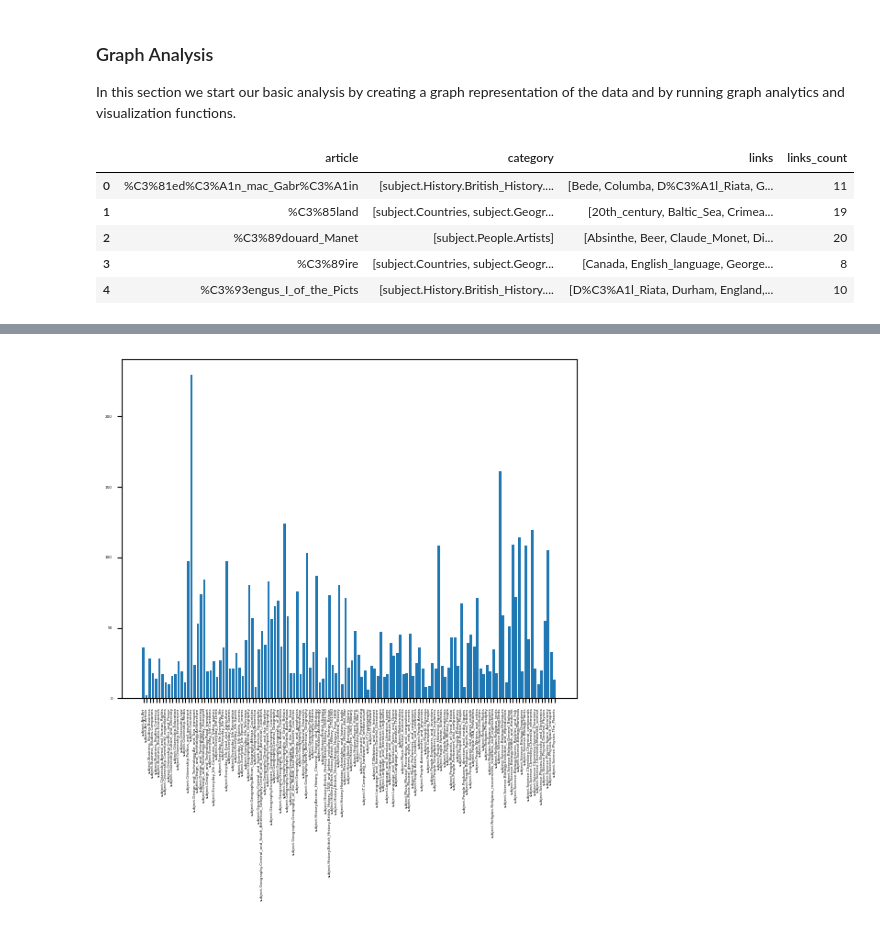
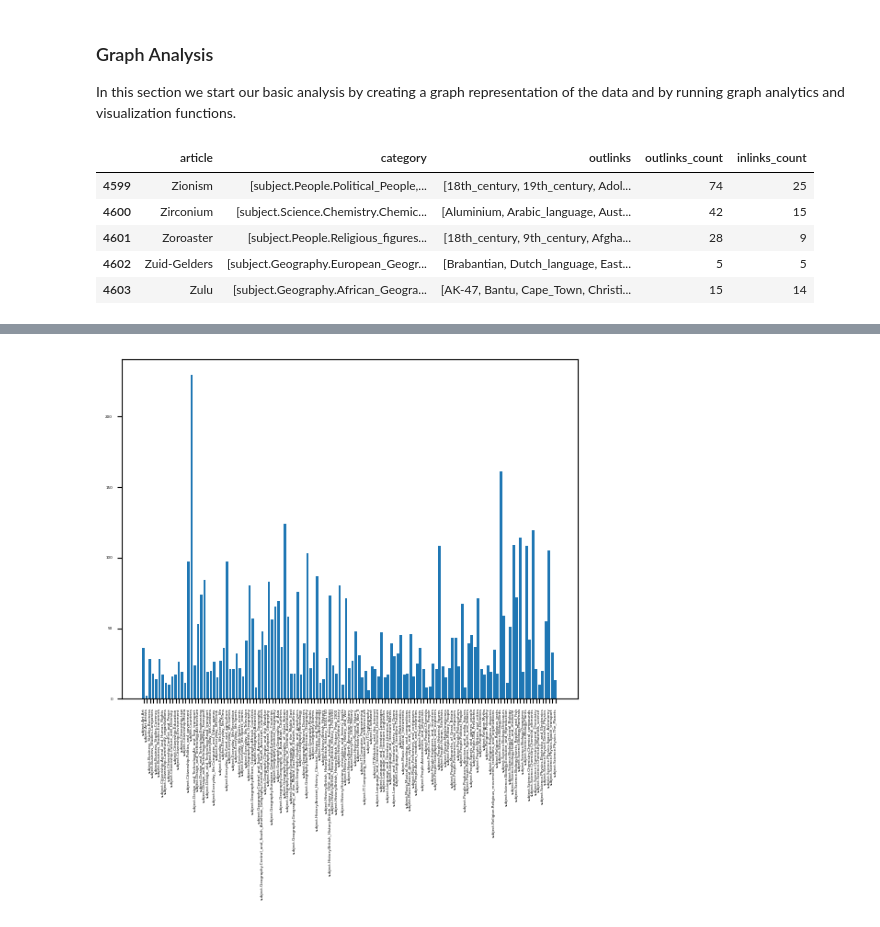
Before and after one commit to epfl-ada/ada-2022-project-souvladaki, a Jupyter notebook: analysis.ipynb, the cells around one changed output, grey strips where cells are left out. Saved outputs shown, nothing was run; the diff lists cells and outputs as text; code cells hidden in the pictures.

Commit message:
merged graph corrections with new links analysis

```diff
--- a/analysis.ipynb
+++ b/analysis.ipynb
@@ -33,63 +33,63 @@ links = pd.read_csv(
 )
 # %%
 # Creating the graph representation in a dataframe
-
-wiki_graph = pd.DataFrame(columns=["article", "category", "links", "links_count"])
+wiki_graph = pd.DataFrame(columns=["article", "category", "outlinks", "outlinks_count", "inlinks_count"])
 
 # Adding all articles. This could also be used as index.
 wiki_graph["article"] = articles["article"]
 
-wiki_graph["links"] = [list() for x in range(len(wiki_graph.index))]
-wiki_graph["links_count"] = [0 for x in range(len(wiki_graph.index))]
-
-# print(wiki_graph.head(10))
+wiki_graph["outlinks"] = [list() for x in range(len(wiki_graph.index))]
+wiki_graph["inlinks_count"] = [0 for x in range(len(wiki_graph.index))]
 
 # Add to each article entry its categories as a list
 grouped_categories = categories.groupby("article")
 for entry in grouped_categories:
     article_name = entry[0]
     cats_df = entry[1]["category"]
     cats_list = cats_df.values.tolist()
 
     indices = wiki_graph.index[wiki_graph["article"] == article_name].tolist()
     for i in indices:
         wiki_graph.at[i, "category"] = cats_list
 
 
 # Add to each article entry its links as a list.
 grouped_links = links.groupby("article1")
 for entry in grouped_links:
     article_name = entry[0]
     links_df = entry[1]["article2"]
     links_list = links_df.values.tolist()
 
     # Add all links to article 1
     indices = wiki_graph.index[wiki_graph["article"] == article_name].tolist()
-    for i in indices:  # This runs only once
-        # We can optimize that but I got a bug with the naive way.
-        previous_list = list(wiki_graph.at[i, "links"])
-        new_list = previous_list + links_list  # previous_list.append(links_list)
-        wiki_graph.at[i, "links"] = new_list
+    for i in indices:
+        previous_list = list(wiki_graph.at[i, "outlinks"])
+        new_list = previous_list + links_list
+        wiki_graph.at[i, "outlinks"] = new_list
 
-    # Because the graph in undirected, for every pair a1->a2 we
-    # encounter, we need to add a2->a1 to graph
     for link in links_list:
         article2 = link
         article2_index = wiki_graph.index[wiki_graph["article"] == article2].tolist()
         for i in article2_index:
-            previous_list = wiki_graph.at[i, "links"]
-            new_list = previous_list + [article_name]
-            wiki_graph.at[i, "links"] = new_list
+            wiki_graph.at[i, "inlinks_count"] = wiki_graph.at[i, "inlinks_count"] + 1
 
 # Add to each article how many links it has
-wiki_graph["links_count"] = wiki_graph["links"].apply(lambda x: len(x))
+wiki_graph["outlinks_count"] = wiki_graph["outlinks"].apply(lambda x: len(x))
 
-# Check
-wiki_graph.head(5)
+# Some reality checks
+assert wiki_graph.shape[0] == 4604
+assert wiki_graph["article"].is_unique
+assert wiki_graph["article"].isnull().values.any() == False
+
+# Filter our single nodes
+wiki_graph = wiki_graph[(wiki_graph["outlinks_count"] > 0) | (wiki_graph["inlinks_count"] > 0)]
+
+# Check output
+wiki_graph.tail(5)
 # %% [output]
-|  | article | category | links | links_count |
-| 0 | %C3%81ed%C3%A1n_mac_Gabr%C3%A1in | [subject.History.British_History.... | [Bede, Columba, D%C3%A1l_Riata, G... | 11 |
-| 1 | %C3%85land | [subject.Countries, subject.Geogr... | [20th_century, Baltic_Sea, Crimea... | 19 |
-| 2 | %C3%89douard_Manet | [subject.People.Artists] | [Absinthe, Beer, Claude_Monet, Di... | 20 |
-| 3 | %C3%89ire | [subject.Countries, subject.Geogr... | [Canada, English_language, George... | 8 |
-| 4 | %C3%93engus_I_of_the_Picts | [subject.History.British_History.... | [D%C3%A1l_Riata, Durham, England,... | 10 |
+|  | article | category | outlinks | outlinks_count | inlinks_count |
+| 4599 | Zionism | [subject.People.Political_People,... | [18th_century, 19th_century, Adol... | 74 | 25 |
+| 4600 | Zirconium | [subject.Science.Chemistry.Chemic... | [Aluminium, Arabic_language, Aust... | 42 | 15 |
+| 4601 | Zoroaster | [subject.People.Religious_figures... | [18th_century, 9th_century, Afgha... | 28 | 9 |
+| 4602 | Zuid-Gelders | [subject.Geography.European_Geogr... | [Brabantian, Dutch_language, East... | 5 | 5 |
+| 4603 | Zulu | [subject.Geography.African_Geogra... | [AK-47, Bantu, Cape_Town, Christi... | 15 | 14 |
```
Also changed, not shown: parts of 13 cells of this notebook, 2 other files.
